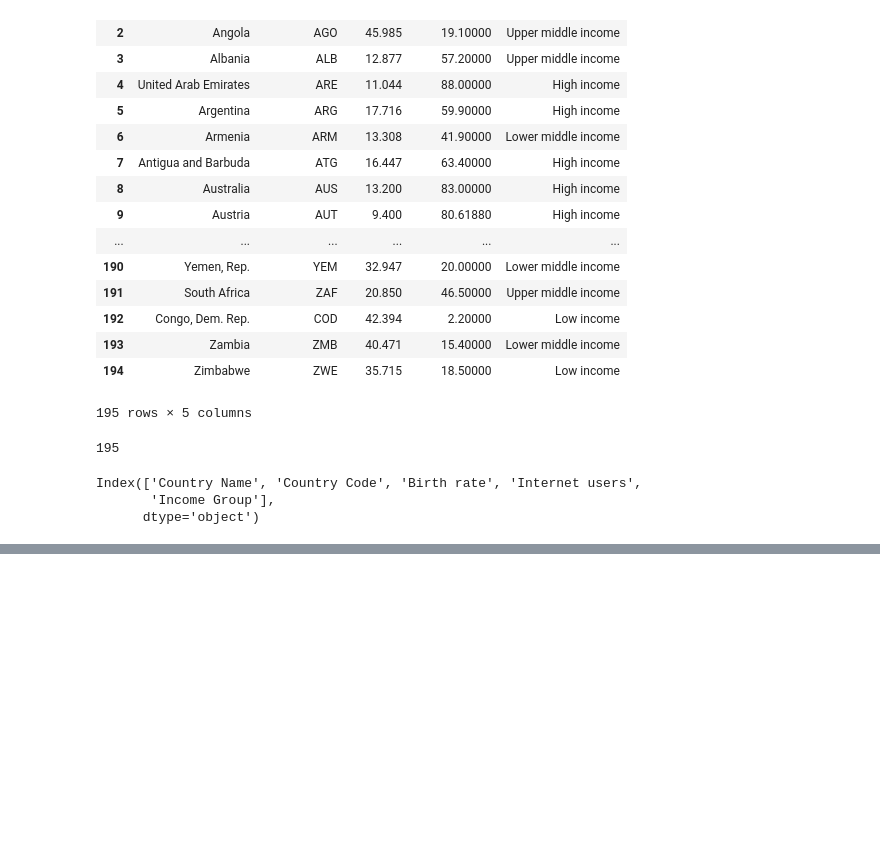
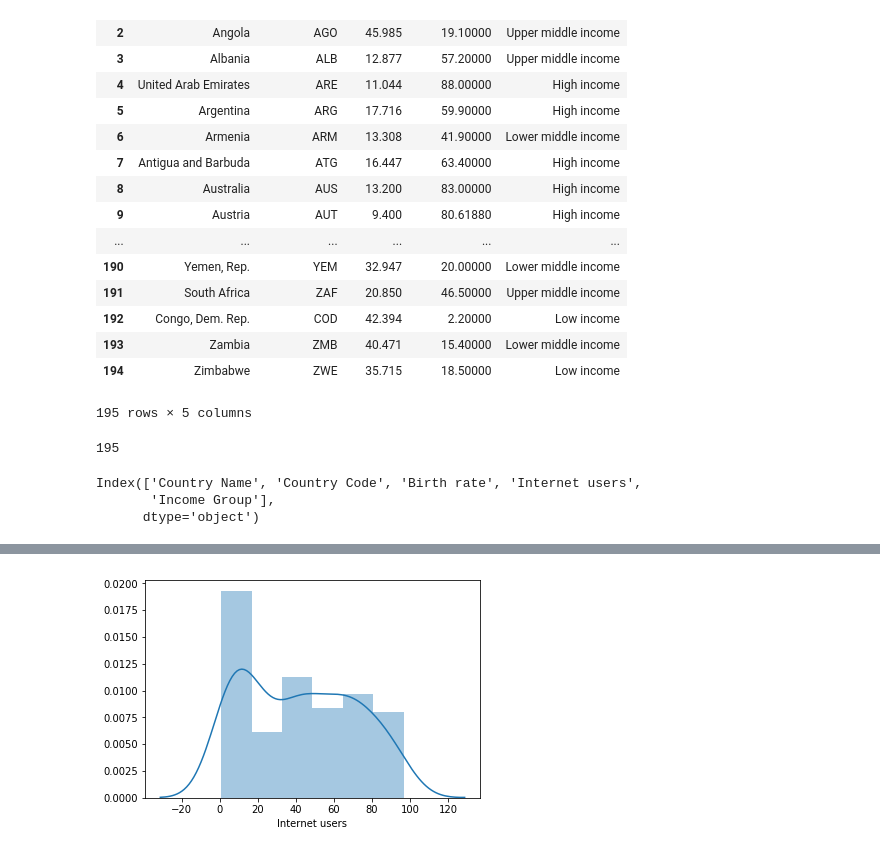
Before and after one commit to NamJinWoo/Python-with-Jupyter, a Jupyter notebook: Dataframes.ipynb, the cells around one changed output, grey strips where cells are left out. Cells and saved outputs as stored; diff of their text form; code cells hidden in the pictures; blank space fills up the shorter version.

```diff
--- a/Dataframes.ipynb
+++ b/Dataframes.ipynb
@@ -98,0 +123,4 @@ stats.head()
+# %%
+vis1 = sns.distplot(stats["Internet users"])
+# %% [output]
+[figure, added]
```
Also changed, not shown: parts of 5 cells of this notebook.
